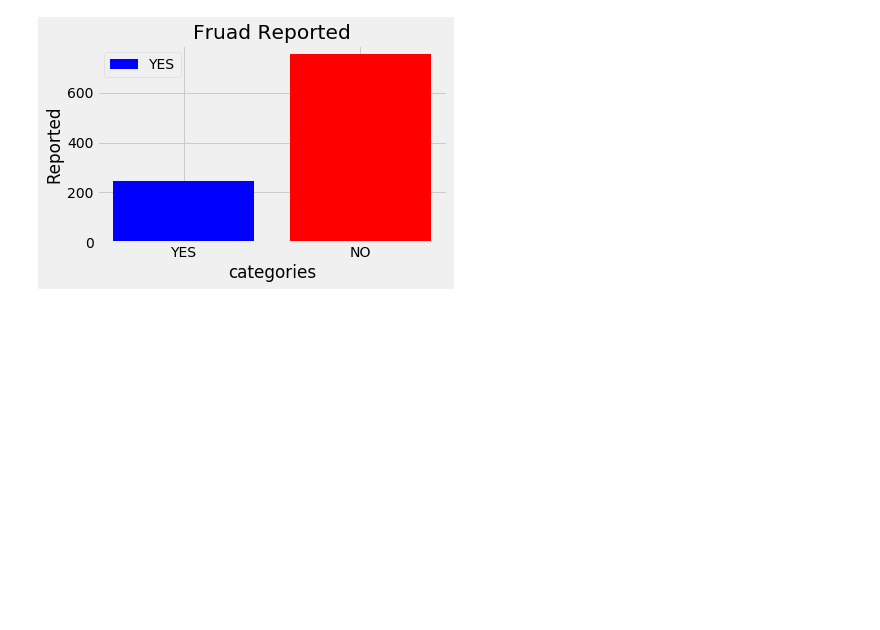
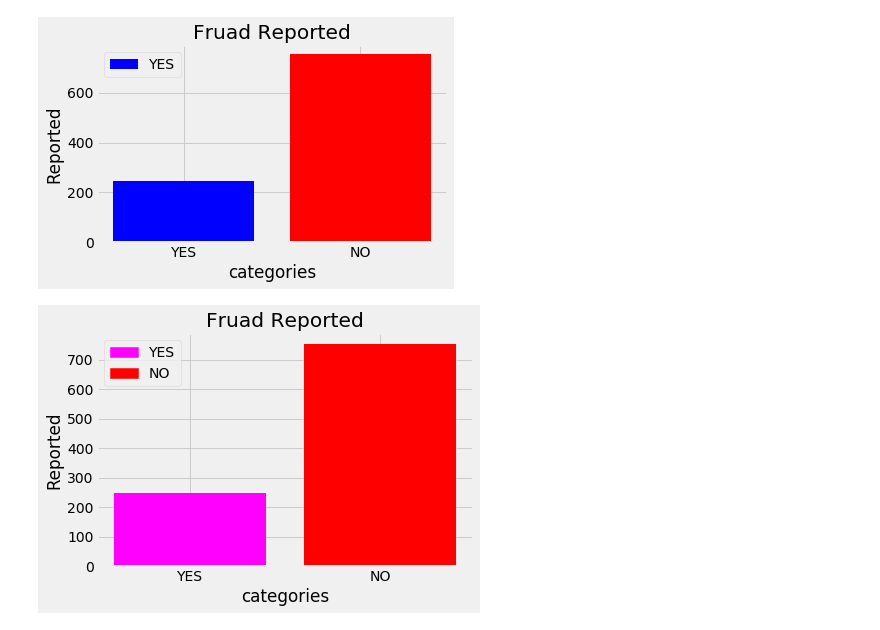
Before and after one commit to kiranreddy007/Fruad-abuse-Detection-for-Insurance-ML, a Jupyter notebook: Fruad abuse Detection for insurance .ipynb, the cells around one changed output. Drawn from its saved outputs; the diff is of its cells as text; code cells hidden in the pictures; blank space fills up the shorter version.

```diff
--- a/Fruad abuse Detection for insurance .ipynb
+++ b/Fruad abuse Detection for insurance .ipynb
@@ -128,3 +129,19 @@ plt.tight_layout()
 plt.show()
 # %% [output]
 [figure]
+# %%
+categories=['YES','NO']
+reported=[yes,no]
+plt.bar(categories,reported,color=['magenta','red'])
+plt.xlabel('categories')
+plt.ylabel('Reported')
+plt.title('Fruad Reported')
+
+colors = {'YES':'magenta', 'NO':'red'}
+labels = list(colors.keys())
+handles = [plt.Rectangle((0,0),1,1, color=colors[label]) for label in labels]
+plt.legend(handles, labels)
+
+plt.show()
+# %% [output]
+[figure, added]
```
Also changed, not shown: parts of 13 cells of this notebook.
